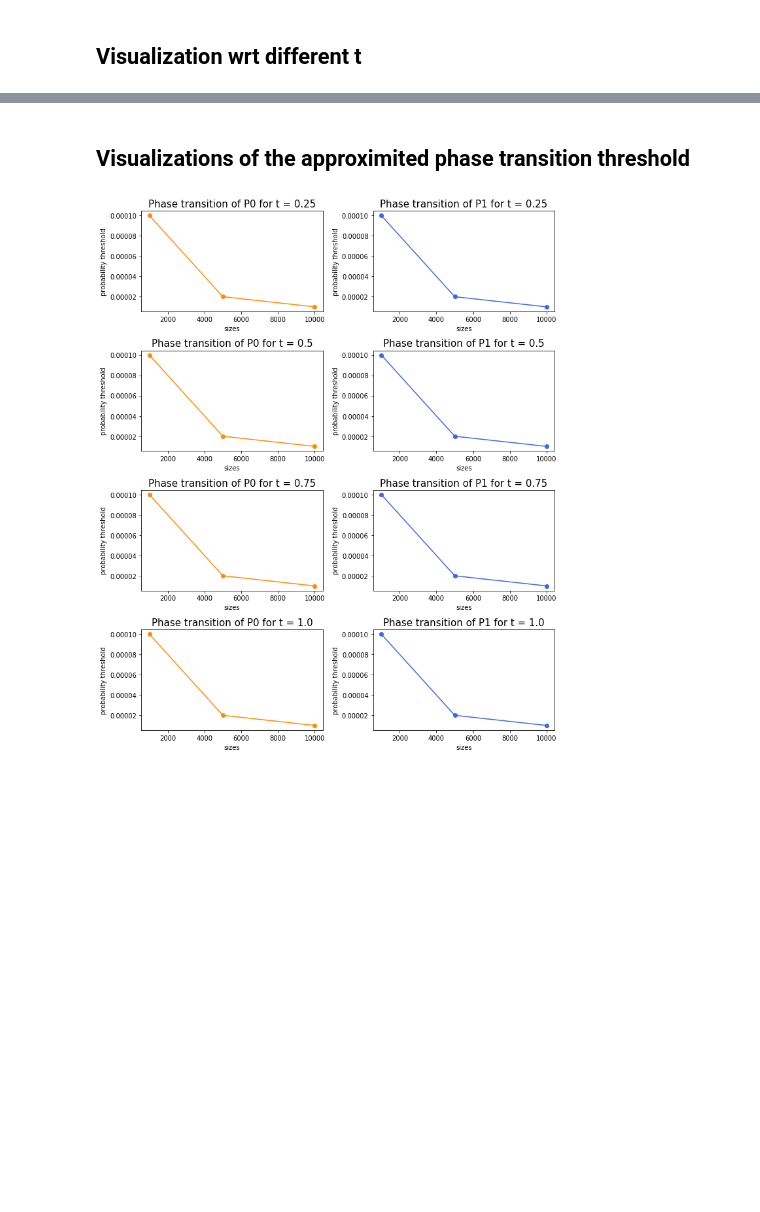
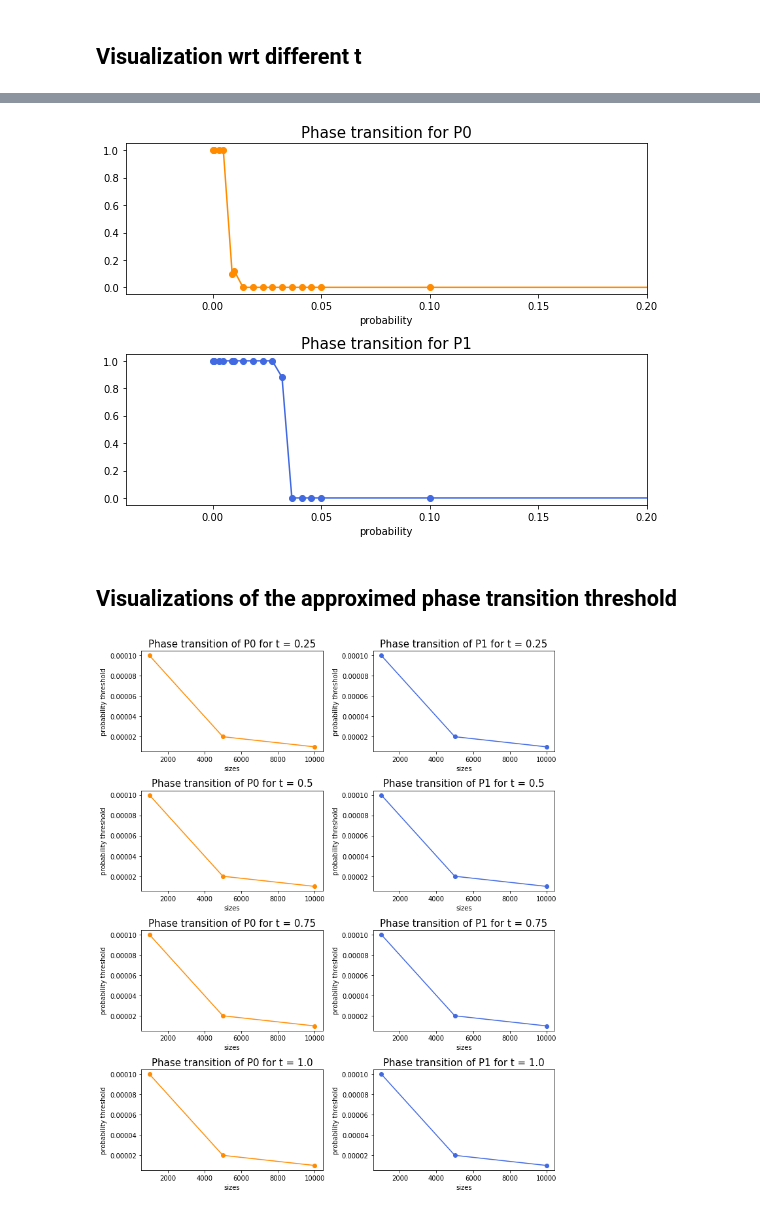
Before and after one commit to liacov/FLTR-Gnp, a Jupyter notebook: phases-visualization.ipynb, the cells around one changed output, grey strips where cells are left out. Drawn from its saved outputs; the diff is of its cells as text; code cells hidden in the pictures; blank space fills up the shorter version.

```diff
--- a/phases-visualization.ipynb
+++ b/phases-visualization.ipynb
@@ -75,3 +82,67 @@ Used probabilities: [1e-05, 5e-05, 0.00037367801239920613, 0.0006473560247984122
 [figure]
+# %%
+t = 0.5
+
+n = 1000
+
+tipo = False
+
+directed = True
+
+
+# check the directed value
+if directed:
+    lab = 'dir'
+else : lab = 'und'
+# check the type
+if tipo:
+    thr = 'maxpred'
+else : thr = 'pred'
+mask = []
+mask.append(lambda x: (x.max_level == 0))
+mask.append(lambda x: (x.max_level <= 1) & (x.avg_level < 0))
+
+
+fig, axs = plt.subplots(2, 1, figsize = (8,6))
+
+# reading probabilities
+with open('data/keys{}.txt'.format(n), 'r') as f:
+    prob = eval(f.read())
+with open('data/keys_ref.txt', 'r') as f:
+    prob2 = eval(f.read())
+prob.extend(prob2)
+prob.sort()
+data1, data2 = {}, {}
+for p in prob:
+    if not path.exists('data/{}/data_{}_{}_{}.csv'.format(thr, lab, n, p)):
+            continue
+    # load data
+    temp = pd.read_csv('data/{}/data_{}_{}_{}.csv'.format(thr, lab, n, p), index_col=0)
+    # on each realization check for which nodes the property is realized
+    temp2 = temp[temp.resistance == t].groupby('realization').apply(mask[0])
+    data1[p] = (pd.DataFrame(temp2).groupby('realization').sum() > 0).mean()
+    del temp2
+    temp3 = temp[temp.resistance == t].groupby('realization').apply(mask[1])
+    data2[p] = (pd.DataFrame(temp3).groupby('realization').sum() > 0).mean()
+    del temp, temp3
+
+# plot data
+axs[0].set_title('Phase transition for P0'.format(t), fontsize=15)
+_ = axs[0].plot(list(data1.keys()), list(data1.values()), '-o', color = 'darkorange')
+_ = axs[0].set_xlim(xmax=0.2)
+_ = axs[0].set_xlabel('probability')
+# plot data
+axs[1].set_title('Phase transition for P1'.format(t), fontsize=15)
+_ = axs[1].plot(list(data2.keys()), list(data2.values()), '-o', color= 'royalblue')
+_ = axs[1].set_xlim(xmax=0.2)
+_ = axs[1].set_xlabel('probability')
+
+plt.tight_layout()
+plt.savefig('images/property_phases_{}_{}_{}.jpeg'.format(thr, lab, n))
+
+# delete from memory
+del data1, data2
+# %% [output]
+[figure, added]
 # %% [markdown]
-## Visualizations of the approximited phase transition threshold
+## Visualizations of the approximed phase transition threshold
```
Also changed, not shown: parts of 18 cells of this notebook, 26 other files.
